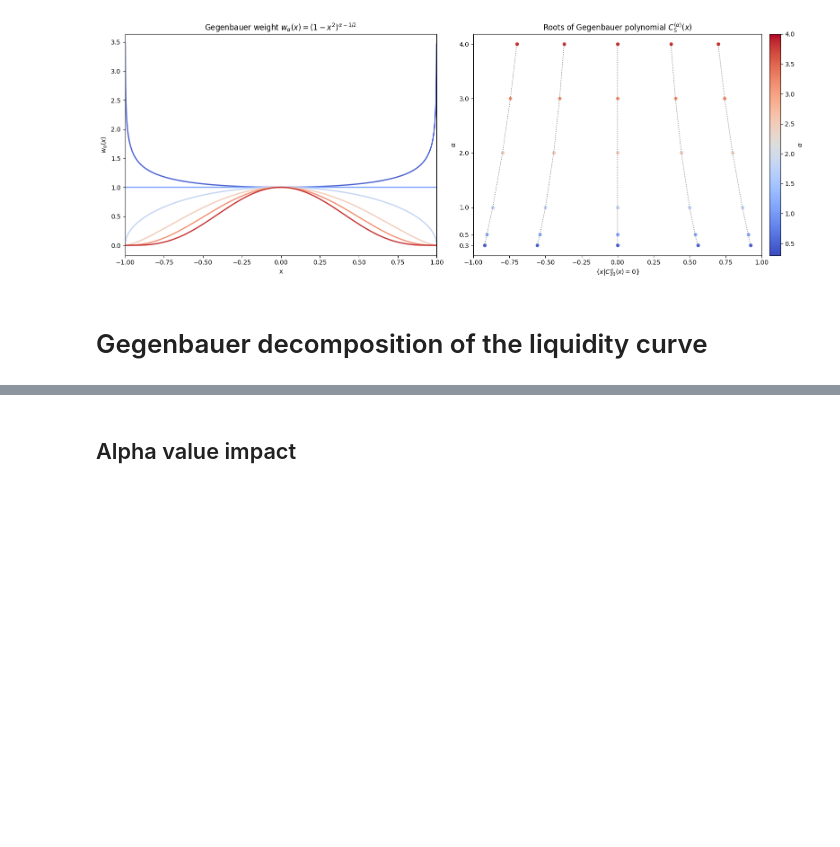
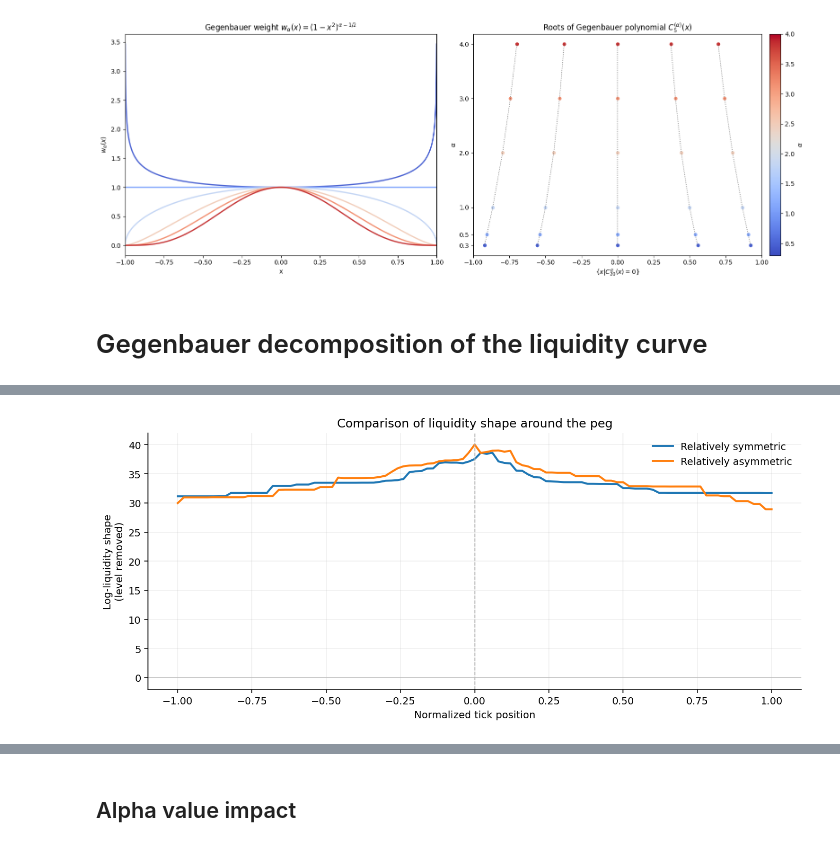
Before and after one commit to QuantLet/onchain-insights, a Jupyter notebook: 7. Gegenbauer Polynomials/code.ipynb, the cells around one changed output, grey strips where cells are left out. Cells and saved outputs as stored; diff of their text form; code cells hidden in the pictures; blank space fills up the shorter version.

```diff
--- a/7. Gegenbauer Polynomials/code.ipynb
+++ b/7. Gegenbauer Polynomials/code.ipynb
@@ -209,0 +683,42 @@ fig.savefig('./gegenbauer_scores_comparison.png', dpi=300, transparent = True, b
+# %%
+# Remove the degree-zero component to focus on shape rather than level.
+# This assumes phi[:, 0] is the degree-zero basis function.
+shape_symmetric = (
+    Y_obs[idx_symmetric]
+    - scores[idx_symmetric, 0] * Phi[:, 0]
+)
+
+shape_asymmetric = (
+    Y_obs[idx_asymmetric]
+    - scores[idx_asymmetric, 0] * Phi[:, 0]
+)
+
+fig, ax = plt.subplots(figsize=(10, 4.5))
+
+ax.plot(
+    x,
+    shape_symmetric,
+    lw=2,
+    label="Relatively symmetric"
+)
+
+ax.plot(
+    x,
+    shape_asymmetric,
+    lw=2,
+    label="Relatively asymmetric"
+)
+
+ax.axvline(0, color="0.7", lw=0.9, ls="--")
+ax.axhline(0, color="0.75", lw=0.8)
+ax.set_xlabel("Normalized tick position")
+ax.set_ylabel("Log-liquidity shape\n(level removed)")
+ax.set_title("Comparison of liquidity shape around the peg")
+ax.legend(frameon=False)
+ax.grid(alpha=0.2)
+
+fig.tight_layout()
+plt.savefig("liquidity_shape_comparison.png", bbox_inches="tight")
+plt.show()
+# %% [output]
+[figure, added]
```
Also changed, not shown: parts of 9 cells of this notebook, 2 other files.
